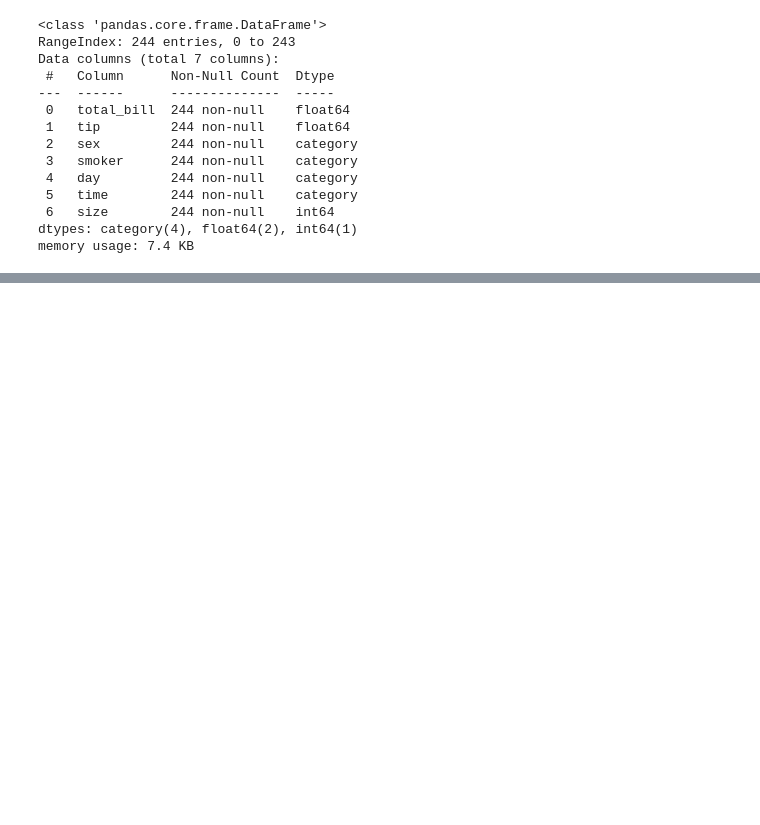
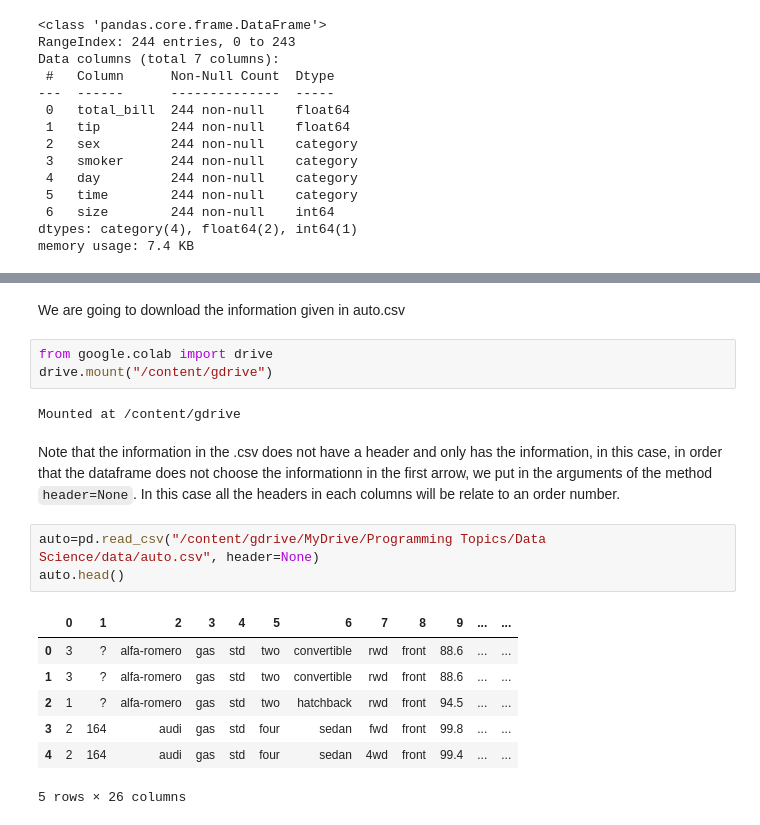
Before and after one commit to ajrianop/Python, a Jupyter notebook: ComputingLibrariesPython.ipynb, the cells around one changed output, grey strips where cells are left out. Cells and saved outputs as stored; diff of their text form; blank space fills up the shorter version.

```diff
--- a/ComputingLibrariesPython.ipynb
+++ b/ComputingLibrariesPython.ipynb
@@ -98,0 +106,20 @@ convert categorical values to numbers
+# %% [markdown]
+We are going to download the information given in auto.csv
+# %%
+from google.colab import drive
+drive.mount("/content/gdrive")
+# %% [output]
+Mounted at /content/gdrive
+# %% [markdown]
+Note that the information in the .csv does not have a header and only has the information, in this case, in order that the dataframe does not choose the informationn in the first arrow, we put in the arguments of the method `header=None`. In this case all the headers in each columns will be relate to an order number.
+# %%
+auto=pd.read_csv("/content/gdrive/MyDrive/Programming Topics/Data Science/data/auto.csv", header=None)
+auto.head()
+# %% [output]
+|  | 0 | 1 | 2 | 3 | 4 | 5 | 6 | 7 | 8 | 9 | ... | ... |
+| 0 | 3 | ? | alfa-romero | gas | std | two | convertible | rwd | front | 88.6 | ... | ... |
+| 1 | 3 | ? | alfa-romero | gas | std | two | convertible | rwd | front | 88.6 | ... | ... |
+| 2 | 1 | ? | alfa-romero | gas | std | two | hatchback | rwd | front | 94.5 | ... | ... |
+| 3 | 2 | 164 | audi | gas | std | four | sedan | fwd | front | 99.8 | ... | ... |
+| 4 | 2 | 164 | audi | gas | std | four | sedan | 4wd | front | 99.4 | ... | ... |
+5 rows × 26 columns
```
Also changed, not shown: parts of 49 cells of this notebook.
